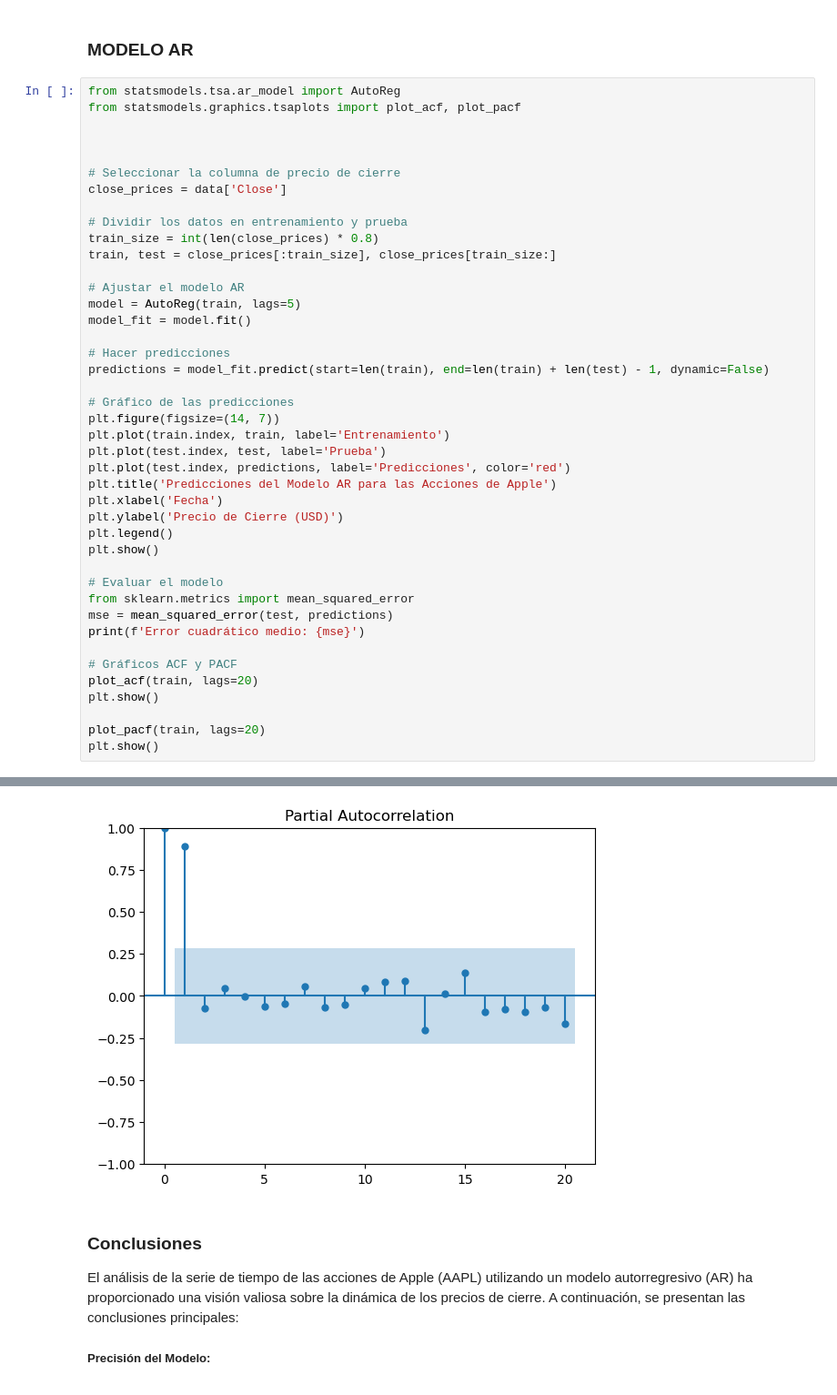
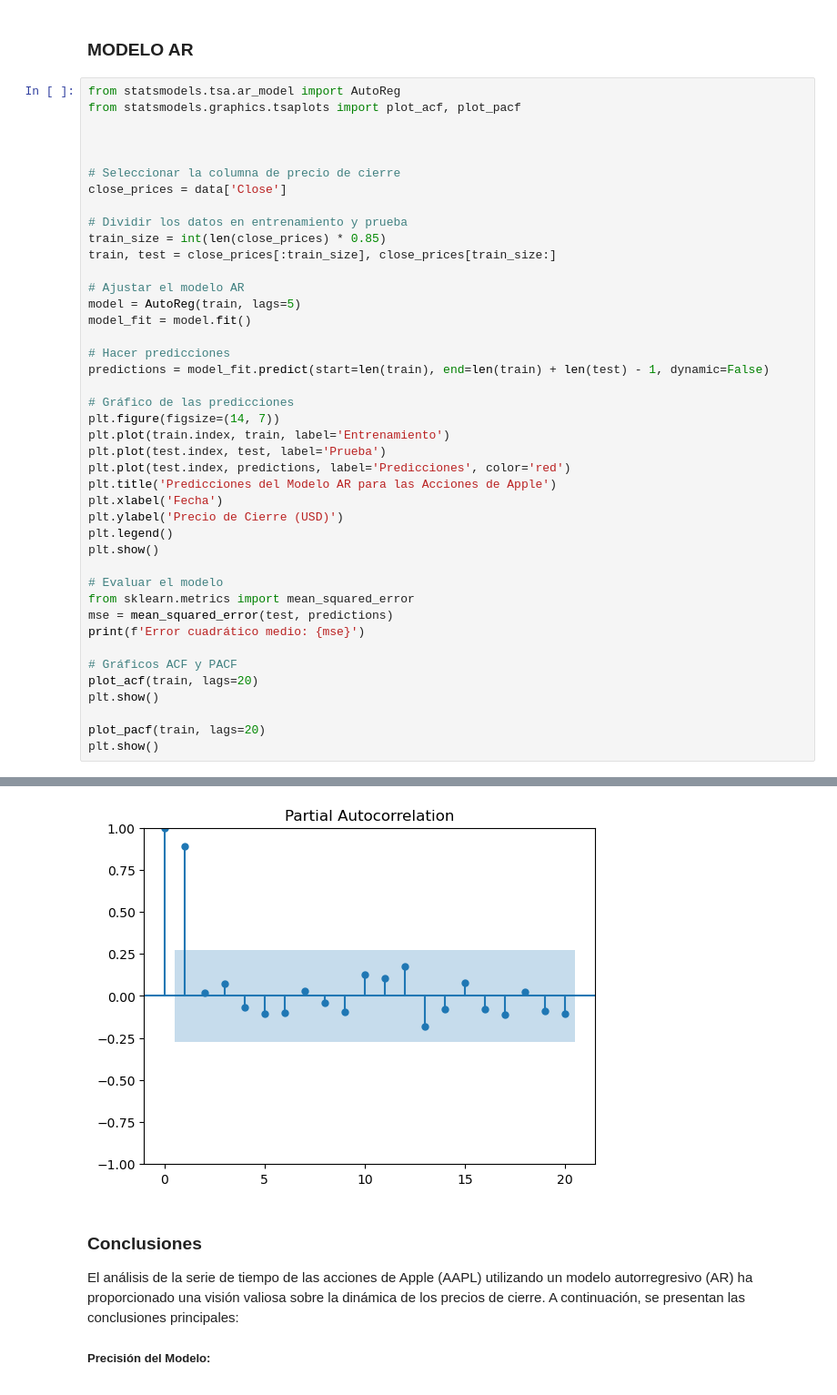
Before and after one commit to gpquintero1/ProyectoGrado, a Jupyter notebook: AAPL.ipynb, the cells around one changed output, grey strips where cells are left out. Shown at 91% size. Cells and saved outputs as stored; diff of their text form.

```diff
--- a/AAPL.ipynb
+++ b/AAPL.ipynb
@@ -76,7 +76,7 @@ from statsmodels.graphics.tsaplots import plot_acf, plot_pacf
 close_prices = data['Close']
 
 # Dividir los datos en entrenamiento y prueba
-train_size = int(len(close_prices) * 0.8)
+train_size = int(len(close_prices) * 0.85)
 train, test = close_prices[:train_size], close_prices[train_size:]
 
 # Ajustar el modelo AR
@@ -115,4 +115,4 @@ Error cuadrático medio: 424.70065672033746
-[figure, old version]
+[figure, new version]
 # %% [markdown]
 ### Conclusiones
 El análisis de la serie de tiempo de las acciones de Apple (AAPL) utilizando un modelo autorregresivo (AR) ha proporcionado una visión valiosa sobre la dinámica de los precios de cierre. A continuación, se presentan las conclusiones principales:
```
Also changed, not shown: parts of 14 cells of this notebook.
